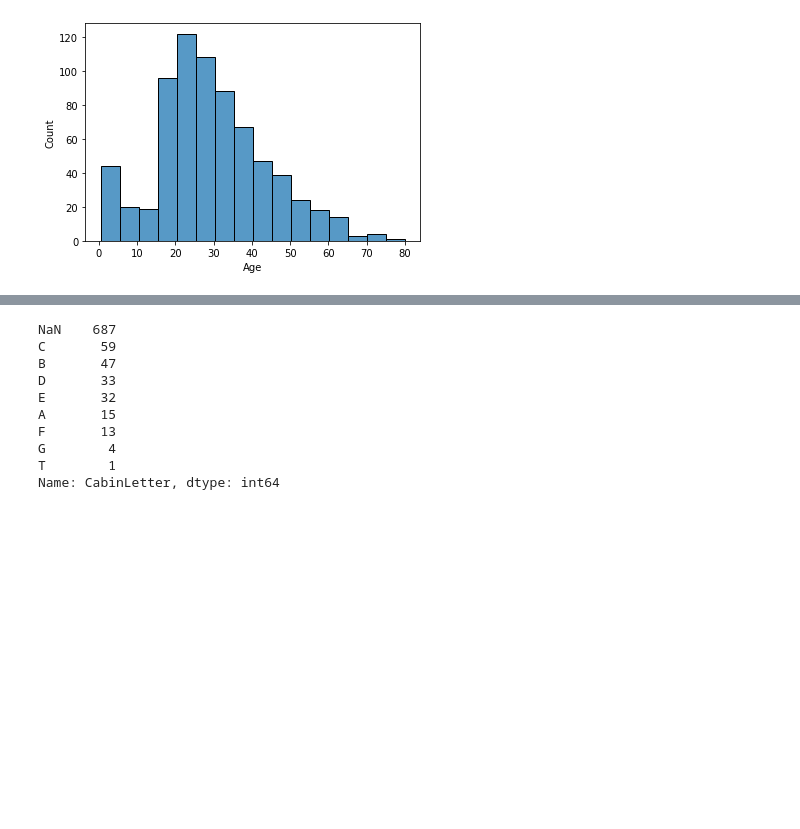
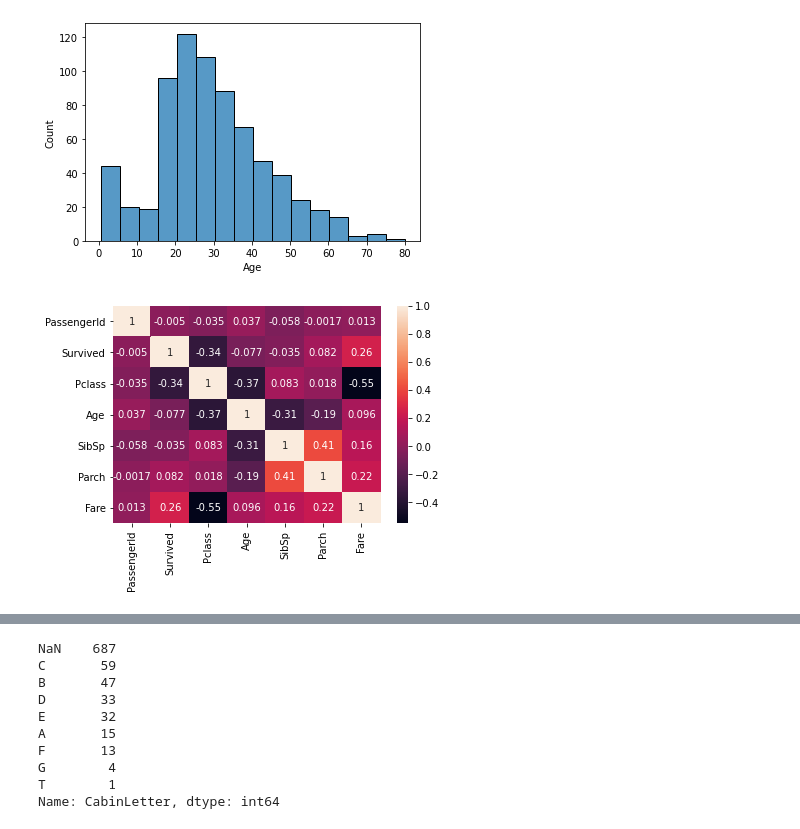
Before and after one commit to csar95/Kaggle-Titanic, a Jupyter notebook: EDA.ipynb, the cells around one changed output, grey strips where cells are left out. Drawn from its saved outputs; the diff is of its cells as text; code cells hidden in the pictures; blank space fills up the shorter version.

```diff
--- a/EDA.ipynb
+++ b/EDA.ipynb
@@ -69,3 +71,8 @@ sns.histplot(train_data['Age'], bins=16);
 # %% [output]
 29.69911764705882
 [figure]
+# %%
+sns.heatmap(train_data.corr(), annot=True);
+#train_data.corr().style.background_gradient('RdBu')
+# %% [output]
+[figure, added]
```
Also changed, not shown: parts of 4 cells of this notebook, 7 other files.
